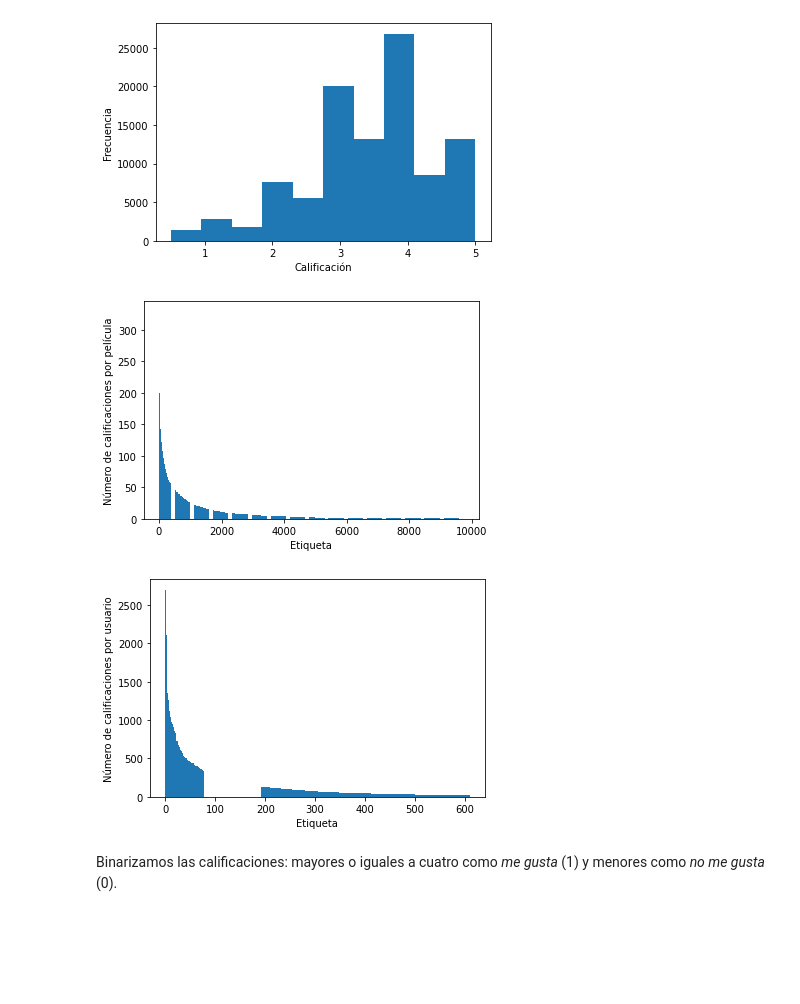
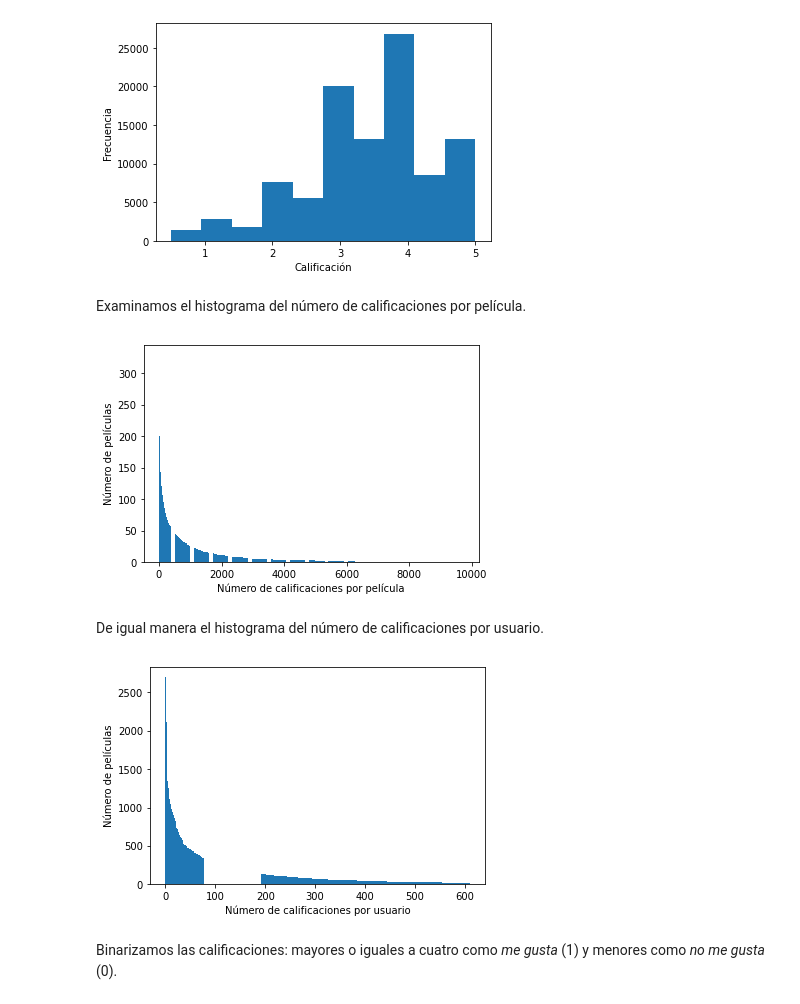
Before and after one commit to blancavazquez/CursoDatosMasivosII, a Jupyter notebook: notebooks/4a_sisrec_contenido.ipynb, the cells around one changed output. Drawn from its saved outputs; the diff is of its cells as text; code cells hidden in the pictures; blank space fills up the shorter version.

```diff
--- a/notebooks/4a_sisrec_contenido.ipynb
+++ b/notebooks/4a_sisrec_contenido.ipynb
@@ -110,22 +110,26 @@ plt.ylabel(u'Frecuencia')
 plt.show()
 # %% [output]
 [figure]
+# %% [markdown]
+Examinamos el histograma del número de calificaciones por película.
 # %%
 rvals = ratings.groupby(['movieId'])['rating'].size()
 plt.bar(np.arange((len(rvals))), sorted(rvals, reverse=True))
-plt.xlabel(u'Etiqueta')
-plt.ylabel(u'Número de calificaciones por película')
+plt.xlabel(u'Número de calificaciones por película')
+plt.ylabel(u'Número de películas')
 plt.show()
 # %% [output]
-[figure, old version]
+[figure, new version]
+# %% [markdown]
+De igual manera el histograma del número de calificaciones por usuario.
 # %%
 rvals = ratings.groupby(['userId'])['rating'].size()
 plt.bar(np.arange((len(rvals))), sorted(rvals, reverse=True))
-plt.xlabel(u'Etiqueta')
-plt.ylabel(u'Número de calificaciones por usuario')
+plt.xlabel(u'Número de calificaciones por usuario')
+plt.ylabel(u'Número de películas')
 plt.show()
 # %% [output]
-[figure, old version]
+[figure, new version]
 # %% [markdown]
 Binarizamos las calificaciones: mayores o iguales a cuatro como _me gusta_ (1) y menores como _no me gusta_ (0).
 # %%
```
Also changed, not shown: parts of 4 cells of this notebook.
